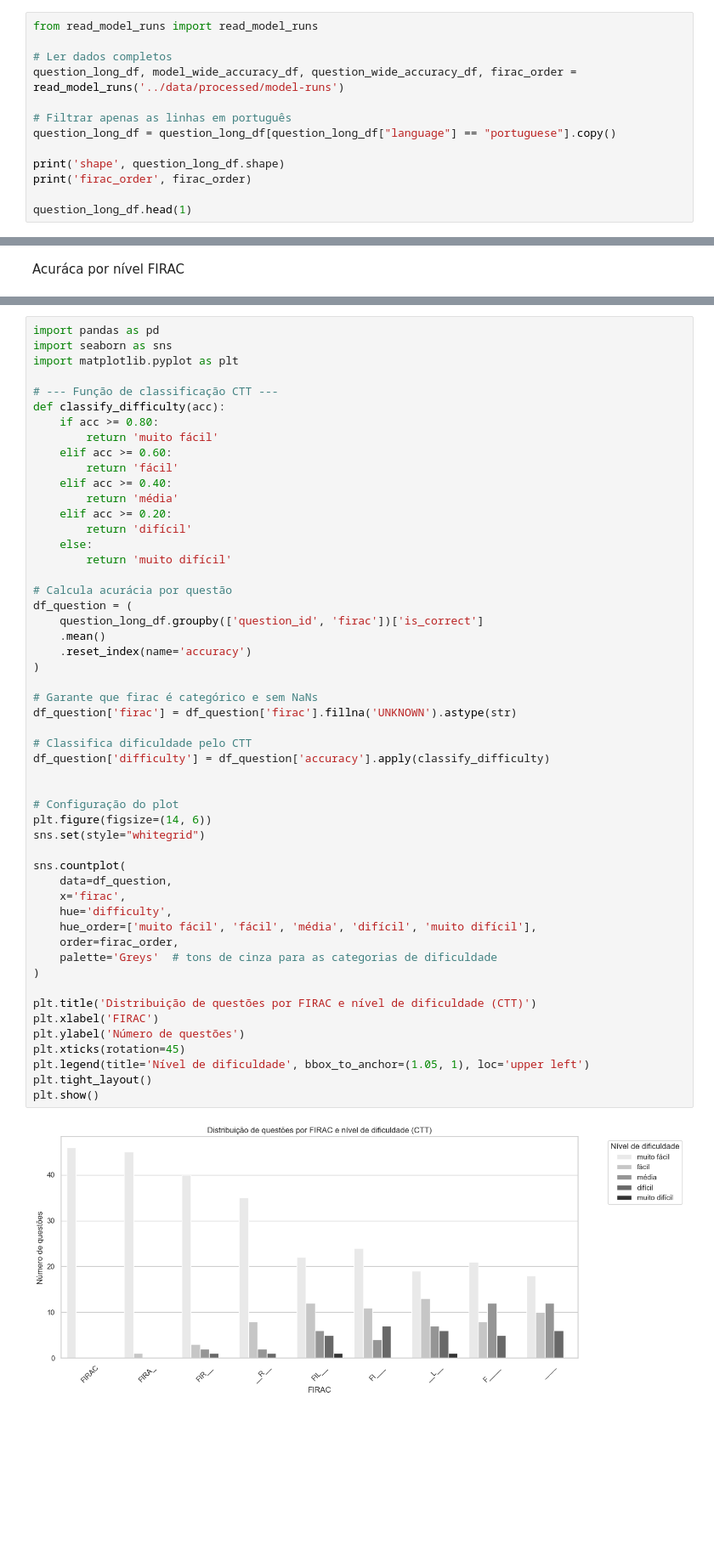
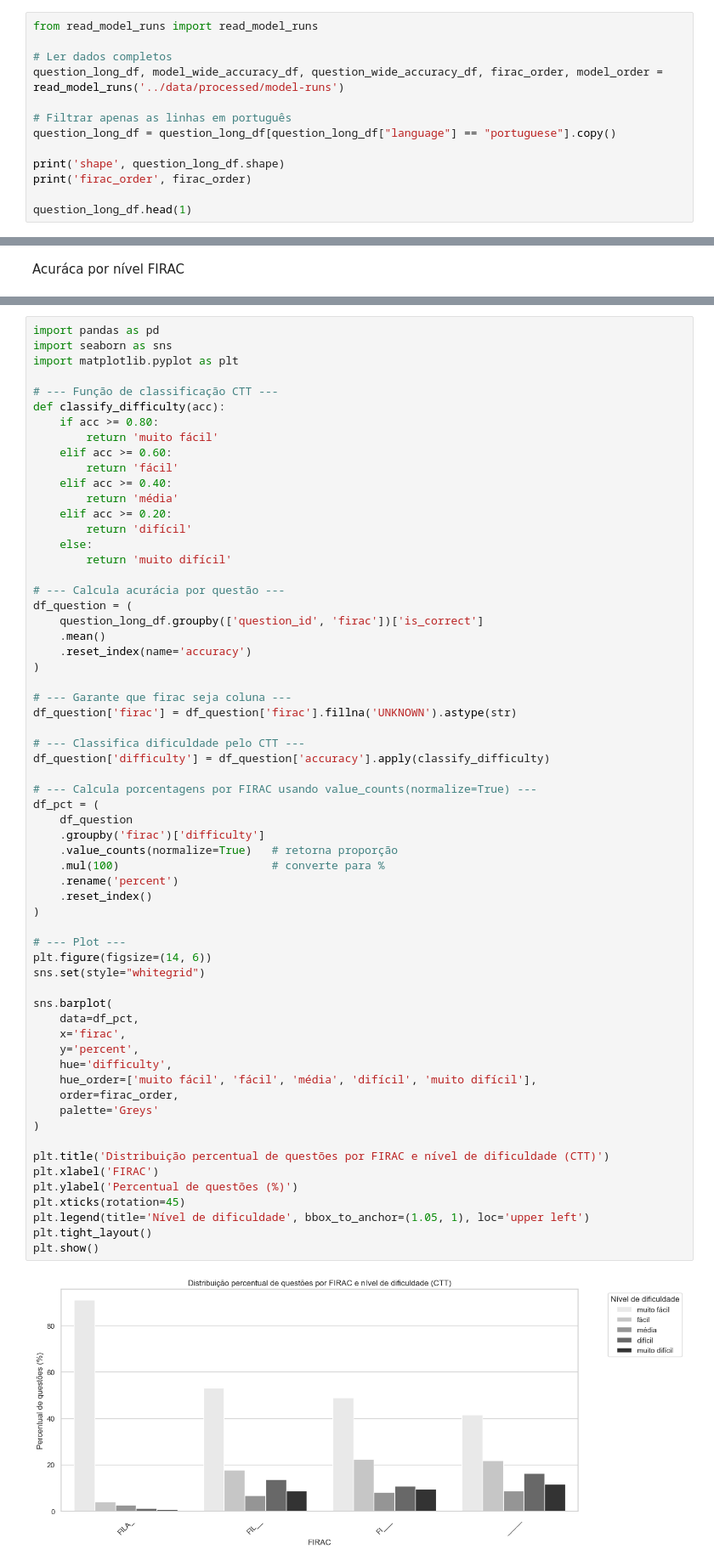
Before and after one commit to pcalais/law-cognitive-structure, a Jupyter notebook: notebooks/psicometrics-diagnosis.ipynb, the cells around one changed output, grey strips where cells are left out. Shown at 85% size. Cells and saved outputs as stored; diff of their text form; blank space fills up the shorter version.

```diff
--- a/notebooks/psicometrics-diagnosis.ipynb
+++ b/notebooks/psicometrics-diagnosis.ipynb
@@ -2,7 +2,7 @@
 from read_model_runs import read_model_runs
 
 # Ler dados completos
-question_long_df, model_wide_accuracy_df, question_wide_accuracy_df, firac_order = read_model_runs('../data/processed/model-runs')
+question_long_df, model_wide_accuracy_df, question_wide_accuracy_df, firac_order, model_order = read_model_runs('../data/processed/model-runs')
 
 # Filtrar apenas as linhas em português
 question_long_df = question_long_df[question_long_df["language"] == "portuguese"].copy()
@@ -251,43 +232,53 @@ def classify_difficulty(acc):
         return 'difícil'
     else:
         return 'muito difícil'
 
-# Calcula acurácia por questão
+# --- Calcula acurácia por questão ---
 df_question = (
     question_long_df.groupby(['question_id', 'firac'])['is_correct']
     .mean()
     .reset_index(name='accuracy')
 )
 
-# Garante que firac é categórico e sem NaNs
+# --- Garante que firac seja coluna ---
 df_question['firac'] = df_question['firac'].fillna('UNKNOWN').astype(str)
 
-# Classifica dificuldade pelo CTT
+# --- Classifica dificuldade pelo CTT ---
 df_question['difficulty'] = df_question['accuracy'].apply(classify_difficulty)
 
+# --- Calcula porcentagens por FIRAC usando value_counts(normalize=True) ---
+df_pct = (
+    df_question
+    .groupby('firac')['difficulty']
+    .value_counts(normalize=True)   # retorna proporção
+    .mul(100)                       # converte para %
+    .rename('percent')
+    .reset_index()
+)
 
-# Configuração do plot
+# --- Plot ---
 plt.figure(figsize=(14, 6))
 sns.set(style="whitegrid")
 
-sns.countplot(
-    data=df_question,
+sns.barplot(
+    data=df_pct,
     x='firac',
+    y='percent',
     hue='difficulty',
     hue_order=['muito fácil', 'fácil', 'média', 'difícil', 'muito difícil'],
     order=firac_order,
-    palette='Greys'  # tons de cinza para as categorias de dificuldade
+    palette='Greys'
 )
 
-plt.title('Distribuição de questões por FIRAC e nível de dificuldade (CTT)')
+plt.title('Distribuição percentual de questões por FIRAC e nível de dificuldade (CTT)')
 plt.xlabel('FIRAC')
-plt.ylabel('Número de questões')
+plt.ylabel('Percentual de questões (%)')
 plt.xticks(rotation=45)
 plt.legend(title='Nível de dificuldade', bbox_to_anchor=(1.05, 1), loc='upper left')
 plt.tight_layout()
 plt.show()
 # %% [output]
-[figure, old version]
+[figure, new version]
 # %%
 import pandas as pd
 from scipy.stats import pointbiserialr
```
Also changed, not shown: parts of 11 cells of this notebook, 1 other file.
